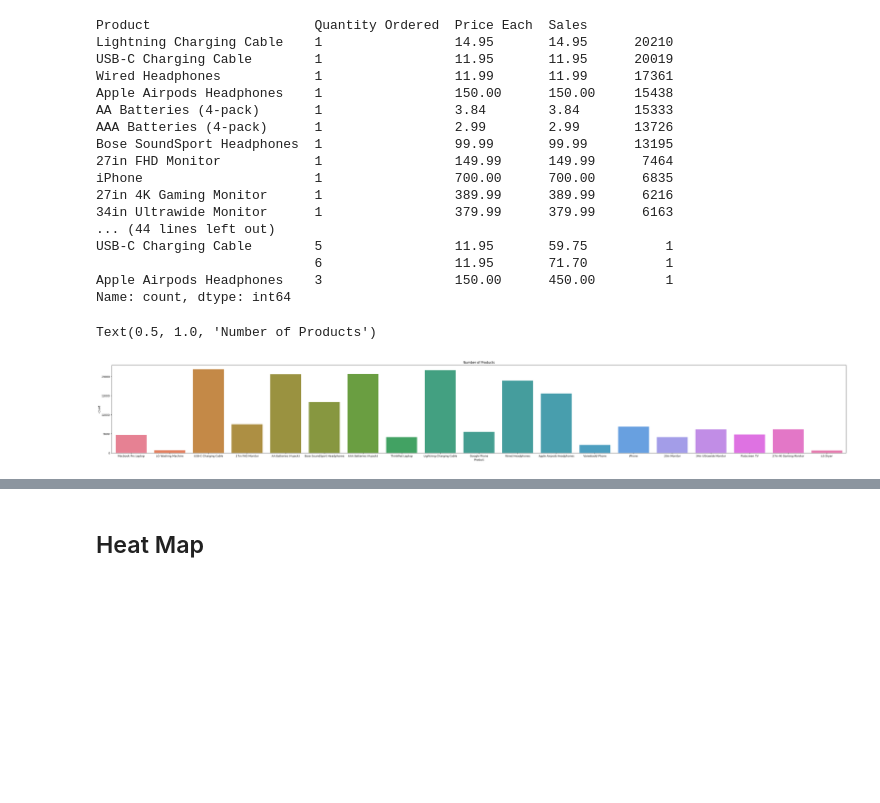
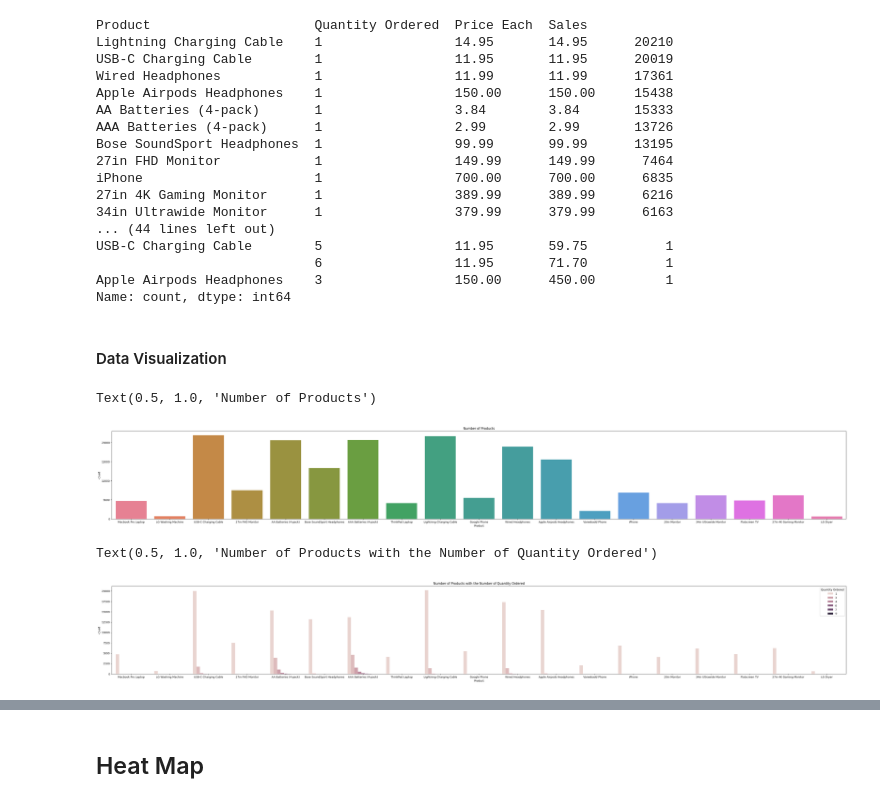
Before and after one commit to Kyl67899/Meriskill_Data_Analysis_intern, a Jupyter notebook: Sales/sales.ipynb, the cells around one changed output, grey strips where cells are left out. Cells and saved outputs as stored; diff of their text form; code cells hidden in the pictures; blank space fills up the shorter version.

```diff
--- a/Sales/sales.ipynb
+++ b/Sales/sales.ipynb
@@ -214,4 +282,6 @@ USB-C Charging Cable        5                 11.95       59.75          1
                             6                 11.95       71.70          1
 Apple Airpods Headphones    3                 150.00      450.00         1
 Name: count, dtype: int64
+# %% [markdown]
+#### Data Visualization
 # %%
@@ -221,3 +292,11 @@ plt.title("Number of Products")
 # %% [output]
 Text(0.5, 1.0, 'Number of Products')
 [figure]
+# %%
+# Number of Product with number of quality ordered
+plt.figure(figsize=(50, 6))
+sns.countplot(dataset, x="Product", hue="Quantity Ordered", legend="auto")
+plt.title("Number of Products with the Number of Quantity Ordered")
+# %% [output]
+Text(0.5, 1.0, 'Number of Products with the Number of Quantity Ordered')
+[figure, added]
```
Also changed, not shown: parts of 28 cells of this notebook.
